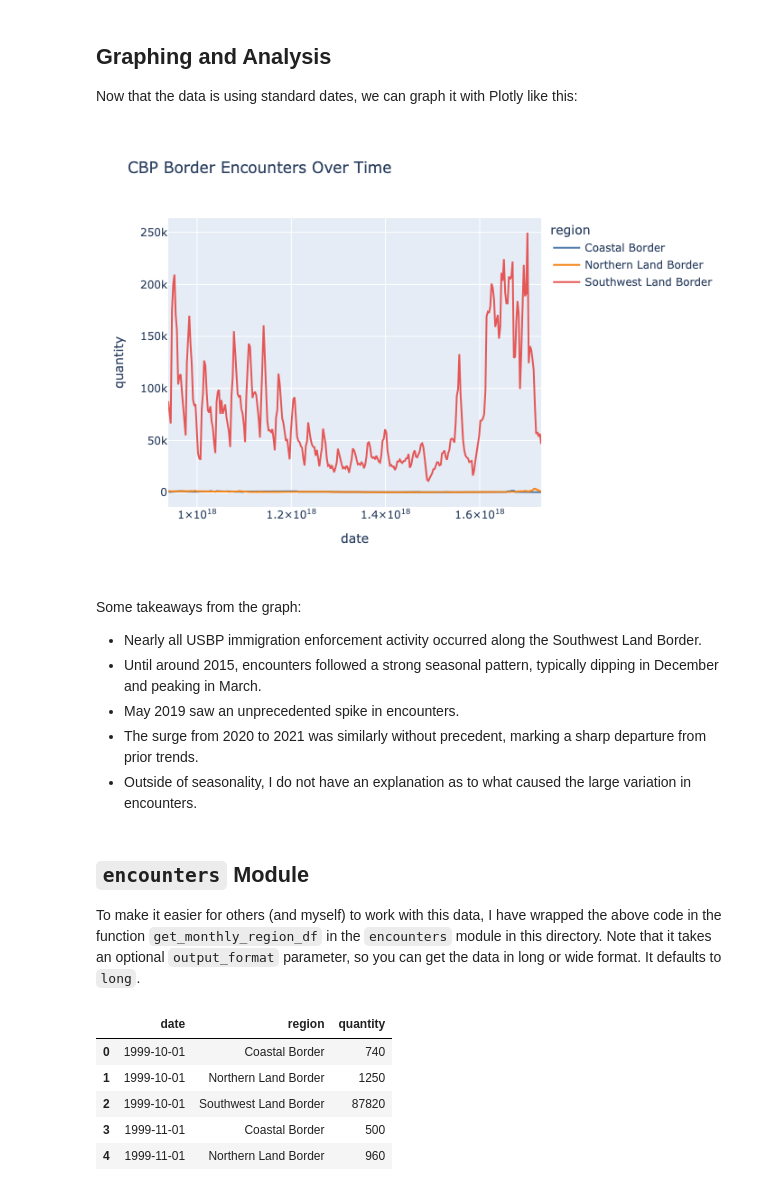
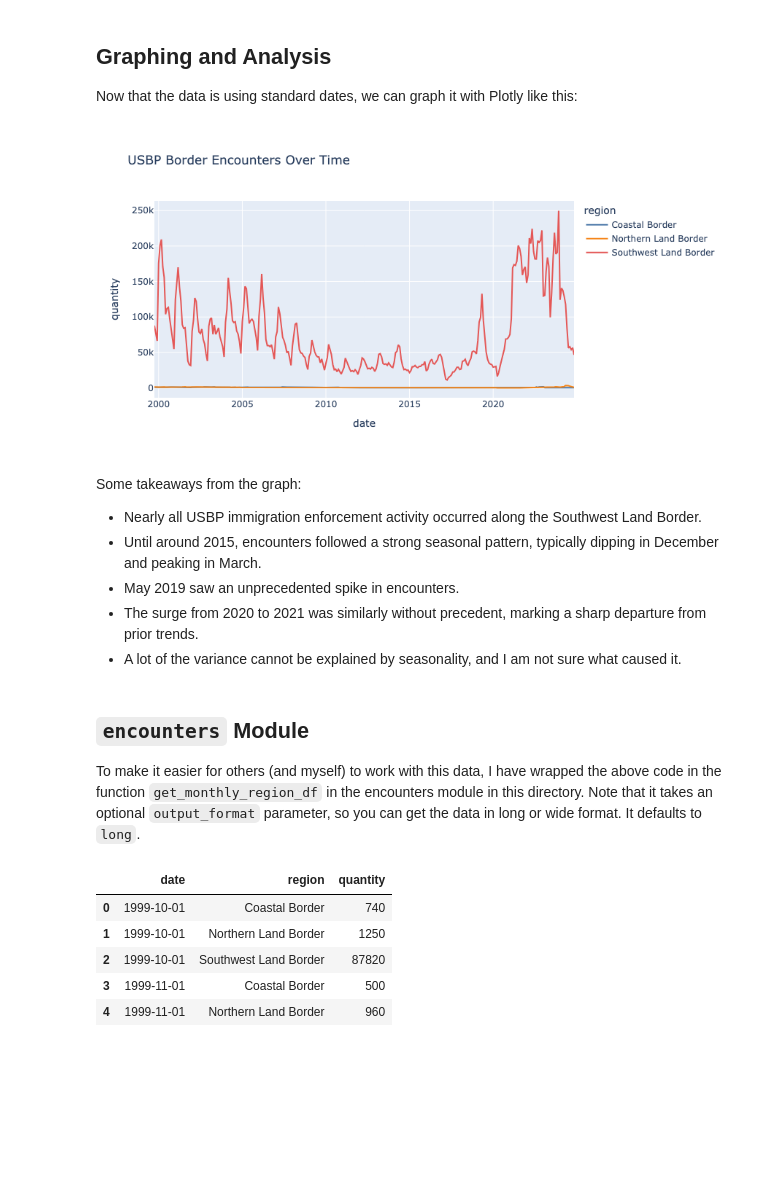
Before and after one commit to arilamstein/immigration_enforcement, a Jupyter notebook: cbp/1-monthly-encounters.ipynb, the cells around one changed output. Cells and saved outputs as stored; diff of their text form; code cells hidden in the pictures; blank space fills up the shorter version.

```diff
--- a/cbp/1-monthly-encounters.ipynb
+++ b/cbp/1-monthly-encounters.ipynb
@@ -85,27 +88,29 @@ df.head()
 
 Now that the data is using standard dates, we can graph it with Plotly like this:
 # %%
-px.line(
+fig = px.line(
     df,
     x="date",
     y="quantity",
     color="region",
-    title="CBP Border Encounters Over Time",
+    title="USBP Border Encounters Over Time",
     color_discrete_sequence=px.colors.qualitative.T10,
 )
+fig.show()
+display(Image("1-border-encounters.png"))
 # %% [output]
-[figure, old version]
+[figure, new version]
 # %% [markdown]
 Some takeaways from the graph:
   * Nearly all USBP immigration enforcement activity occurred along the Southwest Land Border.
   * Until around 2015, encounters followed a strong seasonal pattern, typically dipping in December and peaking in March.
   * May 2019 saw an unprecedented spike in encounters.
   * The surge from 2020 to 2021 was similarly without precedent, marking a sharp departure from prior trends.
-  * Outside of seasonality, I do not have an explanation as to what caused the large variation in encounters.
+  * A lot of the variance cannot be explained by seasonality, and I am not sure what caused it.
 # %% [markdown]
 ## `encounters` Module
 
-To make it easier for others (and myself) to work with this data, I have wrapped the above code in the function `get_monthly_region_df` in the `encounters` module in this directory. Note that it takes an optional `output_format` parameter, so you can get the data in long or wide format. It defaults to `long`.
+To make it easier for others (and myself) to work with this data, I have wrapped the above code in the function `get_monthly_region_df` in the encounters module in this directory. Note that it takes an optional `output_format` parameter, so you can get the data in long or wide format. It defaults to `long`.
 # %%
 from encounters import get_monthly_region_df
 
```
Also changed, not shown: parts of 5 cells of this notebook, 1 other file.
